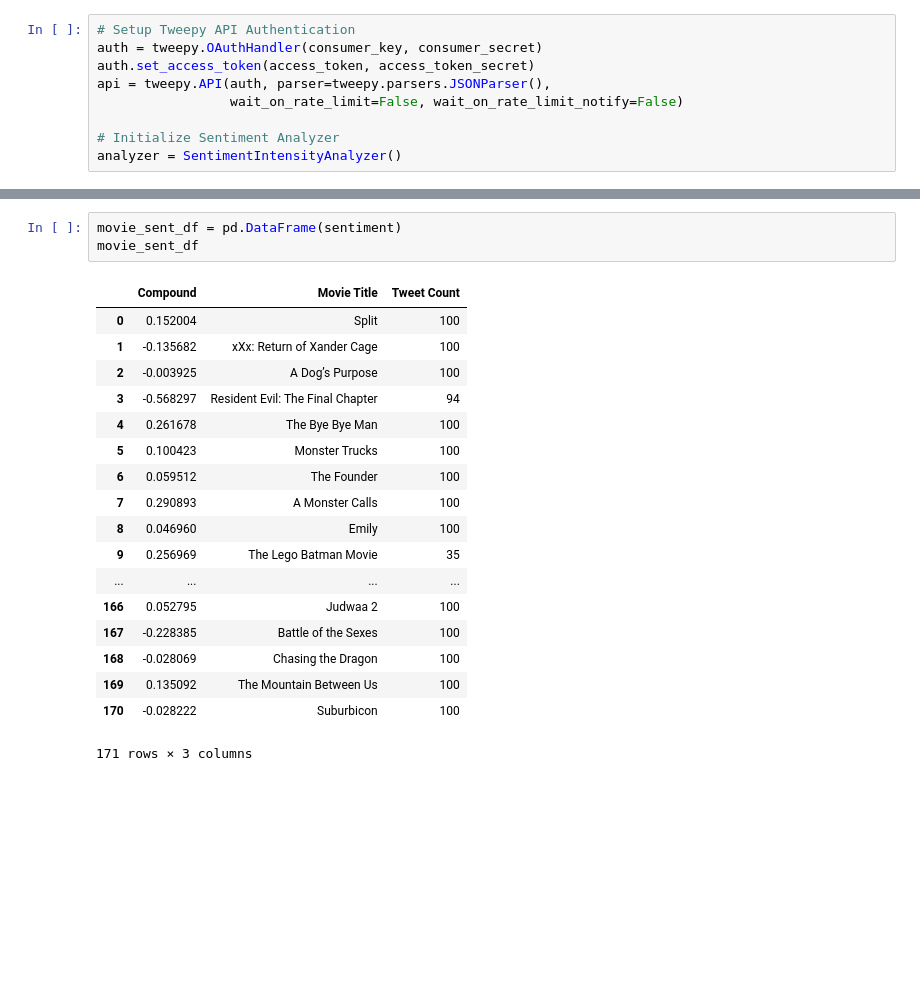
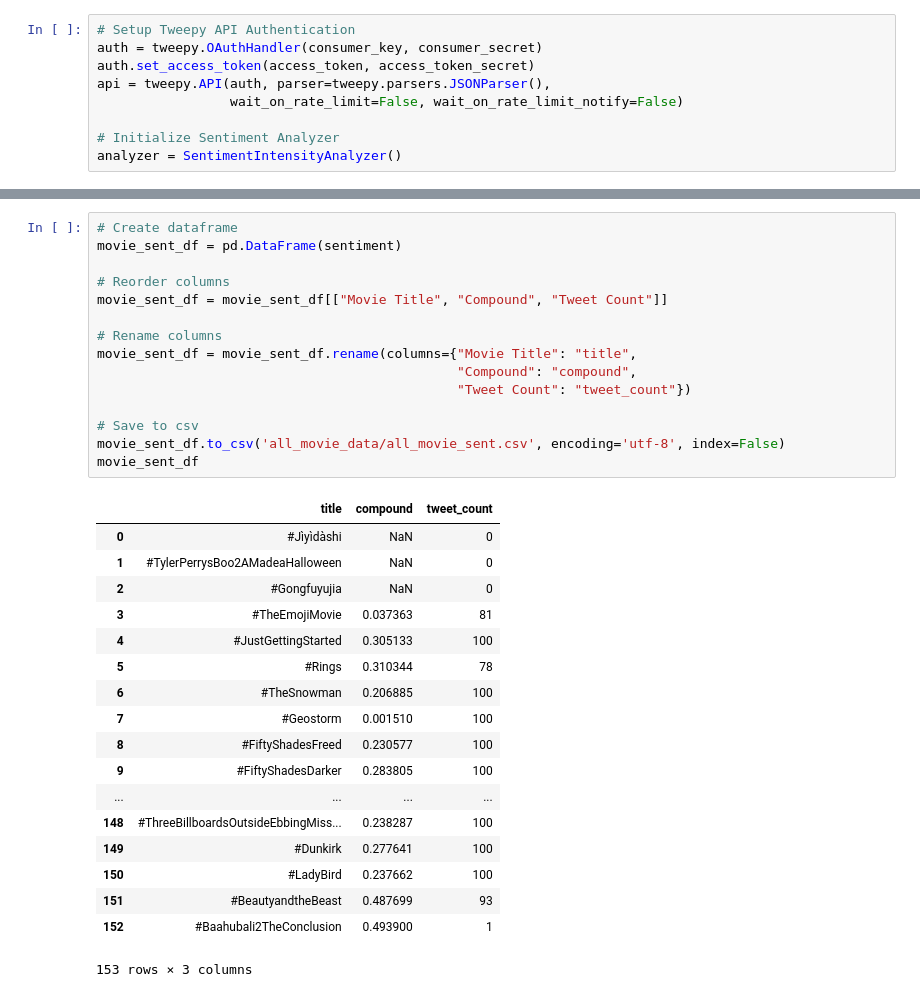
Before and after one commit to Jayleh/dream-reapers, a Jupyter notebook: All_movie_sentiment_grab.ipynb, the cells around one changed output, grey strips where cells are left out. Saved outputs shown, nothing was run; the diff lists cells and outputs as text; blank space fills up the shorter version.

```diff
--- a/All_movie_sentiment_grab.ipynb
+++ b/All_movie_sentiment_grab.ipynb
@@ -125,22 +117,34 @@ RateLimitError: [{'message': 'Rate limit exceeded', 'code': 88}]
-# %%
-movie_sent_df = pd.DataFrame(sentiment)
-movie_sent_df
-# %% [output]
-|  | Compound | Movie Title | Tweet Count |
-| 0 | 0.152004 | Split | 100 |
-| 1 | -0.135682 | xXx: Return of Xander Cage | 100 |
-| 2 | -0.003925 | A Dog’s Purpose | 100 |
-| 3 | -0.568297 | Resident Evil: The Final Chapter | 94 |
-| 4 | 0.261678 | The Bye Bye Man | 100 |
-| 5 | 0.100423 | Monster Trucks | 100 |
-| 6 | 0.059512 | The Founder | 100 |
-| 7 | 0.290893 | A Monster Calls | 100 |
-| 8 | 0.046960 | Emily | 100 |
-| 9 | 0.256969 | The Lego Batman Movie | 35 |
-| ... | ... | ... | ... |
-| 166 | 0.052795 | Judwaa 2 | 100 |
-| 167 | -0.228385 | Battle of the Sexes | 100 |
-| 168 | -0.028069 | Chasing the Dragon | 100 |
-| 169 | 0.135092 | The Mountain Between Us | 100 |
-| 170 | -0.028222 | Suburbicon | 100 |
-171 rows × 3 columns
+# %%
+# Create dataframe
+movie_sent_df = pd.DataFrame(sentiment)
+
+# Reorder columns
+movie_sent_df = movie_sent_df[["Movie Title", "Compound", "Tweet Count"]]
+
+# Rename columns
+movie_sent_df = movie_sent_df.rename(columns={"Movie Title": "title",
+                                              "Compound": "compound",
+                                              "Tweet Count": "tweet_count"})
+
+# Save to csv
+movie_sent_df.to_csv('all_movie_data/all_movie_sent.csv', encoding='utf-8', index=False)
+movie_sent_df
+# %% [output]
+|  | title | compound | tweet_count |
+| 0 | #Jìyìdàshi | NaN | 0 |
+| 1 | #TylerPerrysBoo2AMadeaHalloween | NaN | 0 |
+| 2 | #Gongfuyujia | NaN | 0 |
+| 3 | #TheEmojiMovie | 0.037363 | 81 |
+| 4 | #JustGettingStarted | 0.305133 | 100 |
+| 5 | #Rings | 0.310344 | 78 |
+| 6 | #TheSnowman | 0.206885 | 100 |
+| 7 | #Geostorm | 0.001510 | 100 |
+| 8 | #FiftyShadesFreed | 0.230577 | 100 |
+| 9 | #FiftyShadesDarker | 0.283805 | 100 |
+| ... | ... | ... | ... |
+| 148 | #ThreeBillboardsOutsideEbbingMiss... | 0.238287 | 100 |
+| 149 | #Dunkirk | 0.277641 | 100 |
+| 150 | #LadyBird | 0.237662 | 100 |
+| 151 | #BeautyandtheBeast | 0.487699 | 93 |
+| 152 | #Baahubali2TheConclusion | 0.493900 | 1 |
+153 rows × 3 columns
```
Also changed, not shown: parts of 3 cells of this notebook, 11 other files.
